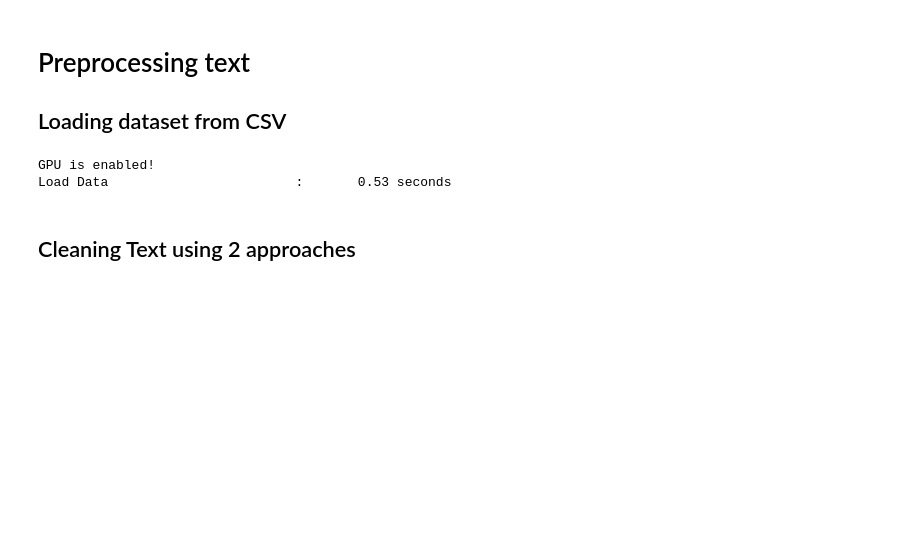
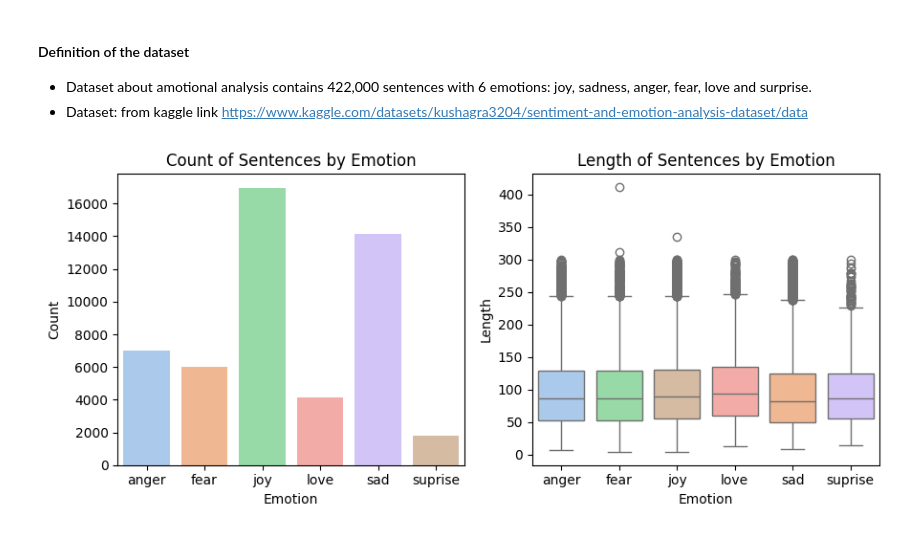
Before and after one commit to innozent/nlp_project1, a Jupyter notebook: Pholsomboon_1254311.ipynb, the cells around one changed output. Drawn from its saved outputs; the diff is of its cells as text; code cells hidden in the pictures; blank space fills up the shorter version.

Commit message:
adjust code change to emotional detection

```diff
--- a/Pholsomboon_1254311.ipynb
+++ b/Pholsomboon_1254311.ipynb
@@ -26,48 +18,5 @@ The goal of this project is to develop a machine learning model that can accurat
-# %% [markdown]
-# Preprocessing text
-
-## Loading dataset from CSV
-# %%
-import time
-import spacy
-import numpy as np
-import pandas as pd
-from transformers import AutoTokenizer, AutoModel
-from spacy.language import Language
-from spacy.tokens import Doc
-from gensim.models import Word2Vec, TfidfModel
-from gensim.corpora import Dictionary
-from sklearn.feature_extraction.text import CountVectorizer
-from sklearn.linear_model import LogisticRegression
-
-# Enable GPU if available
-if spacy.require_gpu():
-    print("GPU is enabled!")
-else:
-    print("GPU not available.")
-
-# Decorator to measure time of the function
-def measure_time(description):
-    def decorator(func):
-        def wrapper(*args, **kwargs):
-            start_time = time.time()
-            result = func(*args, **kwargs)
-            end_time = time.time()
-            print(f"{description:<33}: {end_time - start_time:>10.2f} seconds")
-            return result
-        return wrapper
-    return decorator
-
-# Load the dataset
-@measure_time("Load Data")
-def load_data():
-    train_ds = pd.read_csv("Datasets/Fakenews/train.csv", sep=';', on_bad_lines='skip')
-    test_ds = pd.read_csv("Datasets/Fakenews/test.csv", sep=';', on_bad_lines='skip')
-    return train_ds, test_ds
-
-train_ds, test_ds = load_data()
-# %% [output]
-GPU is enabled!
-Load Data                        :       0.53 seconds
-# %% [markdown]
-## Cleaning Text using 2 approaches
+# %% [markdown]
+#### Definition of the dataset
+
+- Dataset about amotional analysis contains 422,000 sentences with 6 emotions: joy, sadness, anger, fear, love and surprise.
+- Dataset: from kaggle link https://www.kaggle.com/datasets/kushagra3204/sentiment-and-emotion-analysis-dataset/data
@@ -74 +55,22 @@ Load Data                        :       0.53 seconds
+# %%
+# Visualization
+fig, ax = plt.subplots(1, 2, figsize=(9, 4))
+
+sns.set_palette('pastel')
+sns.barplot(x='emotion', y='sentence', data=df.groupby('emotion').count(), ax=ax[0], hue='emotion')
+ax[0].set_title('Count of Sentences by Emotion')
+ax[0].set_xlabel('Emotion')
+ax[0].set_ylabel('Count')
+
+df['len'] = df['sentence'].apply(len)
+sns.boxplot(y='len', x='emotion', data=df, ax=ax[1], hue='emotion', order=sorted(df['emotion'].unique()))
+ax[1].set_title('Length of Sentences by Emotion')
+ax[1].set_xlabel('Emotion')
+ax[1].set_ylabel('Length')
+plt.tight_layout()
+plt.show()
+
+df.drop(columns=['len'], inplace=True)
+# %% [output]
+[figure, added]
 # %%
```
Also changed, not shown: parts of 22 cells of this notebook.
